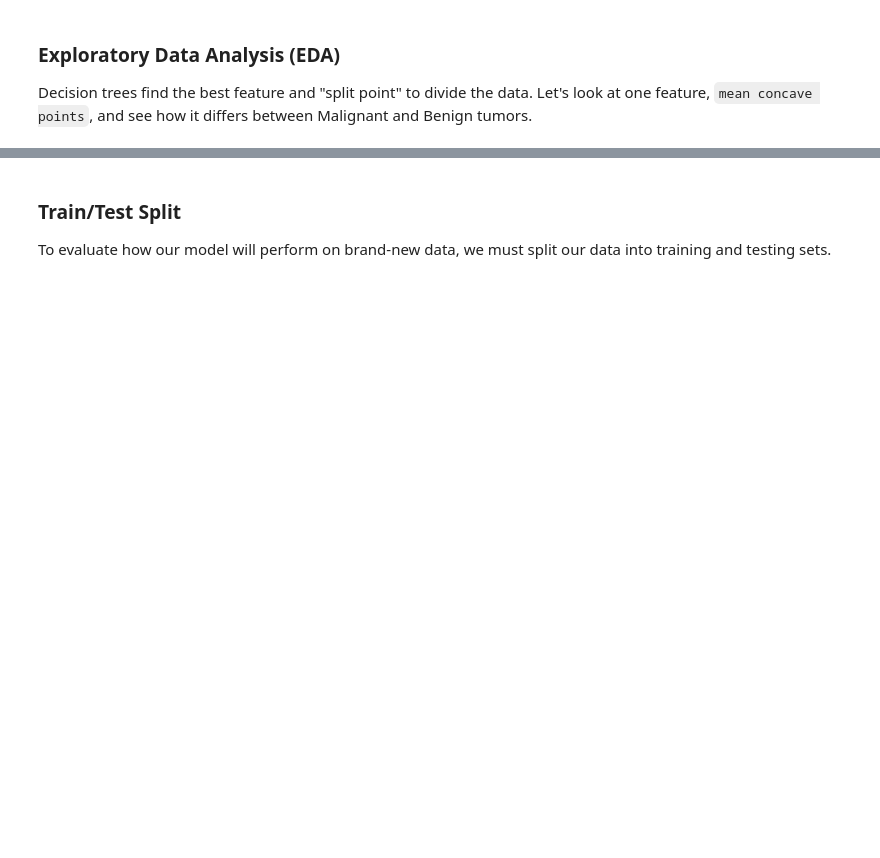
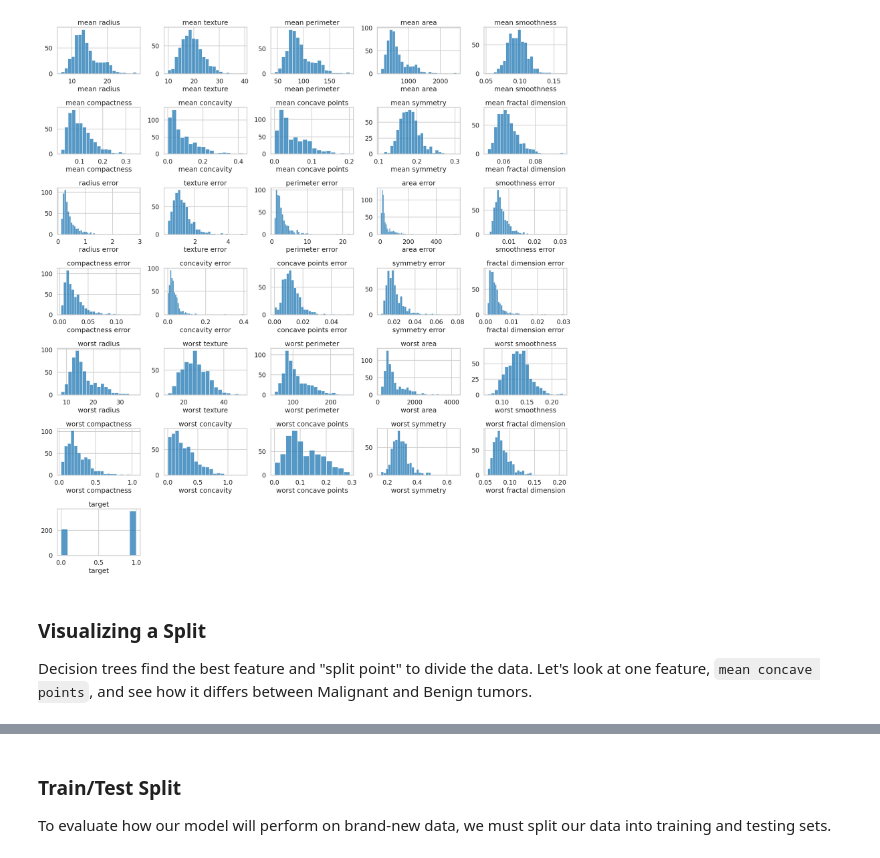
Before and after one commit to bsheese/cs377, a Jupyter notebook: 18_classification/18_5_1_Trees_Data_and_Basics.ipynb, the cells around one changed output, grey strips where cells are left out. Cells and saved outputs as stored; diff of their text form; code cells hidden in the pictures; blank space fills up the shorter version.

```diff
--- a/18_classification/18_5_1_Trees_Data_and_Basics.ipynb
+++ b/18_classification/18_5_1_Trees_Data_and_Basics.ipynb
@@ -52,5 +110,33 @@ df.head()
+# %%
+# let's visualize our distributions
+n_cols = 5
+n_features = len(df.columns)
+n_rows = (n_features + n_cols - 1) // n_cols # Calculate number of rows needed
+
+fig, axes = plt.subplots(n_rows, n_cols, figsize=(n_cols * 4, n_rows * 3))
+axes = axes.flatten() # Flatten the 2D array of axes for easy iteration
+
+for i, col in enumerate(df.columns):
+    sns.histplot(df[col], ax=axes[i])
+    axes[i].set_title(col)
+    axes[i].set_ylabel('') # Remove y-label to avoid clutter
+
+# Turn off any unused subplots
+for j in range(i + 1, len(axes)):
+    fig.delaxes(axes[j])
+
+plt.tight_layout()
+plt.show()
+
+# this is very clean data...
+# there's a lot of skew, but these distributions are
+# better than many of the datasets we've been dealing with.
+# Notably trees don't care about skew. So we don't need to worry about
+# correction.
+# %% [output]
+[figure, added]
 # %% [markdown]
-### Exploratory Data Analysis (EDA)
+### Visualizing a Split
 Decision trees find the best feature and "split point" to divide the data. Let's look at one feature, `mean concave points`, and see how it differs between Malignant and Benign tumors.
 # %%
 sns.violinplot(x='target', y='mean concave points', data=df)
```
Also changed, not shown: parts of 14 cells of this notebook.
